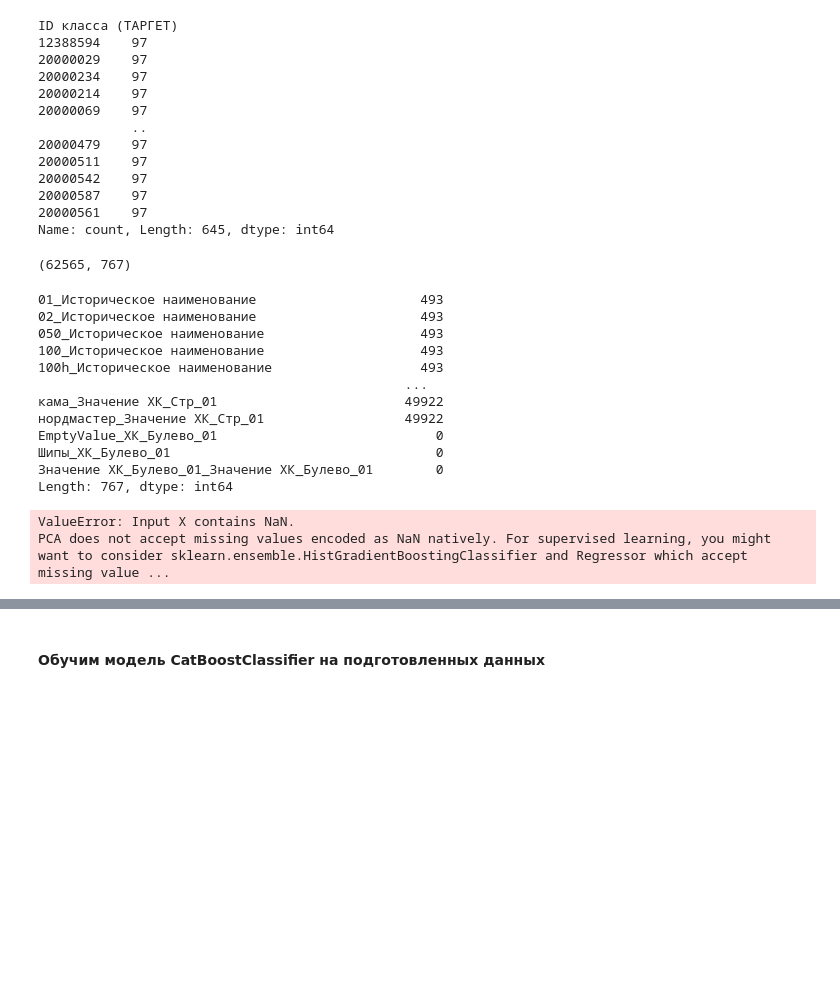
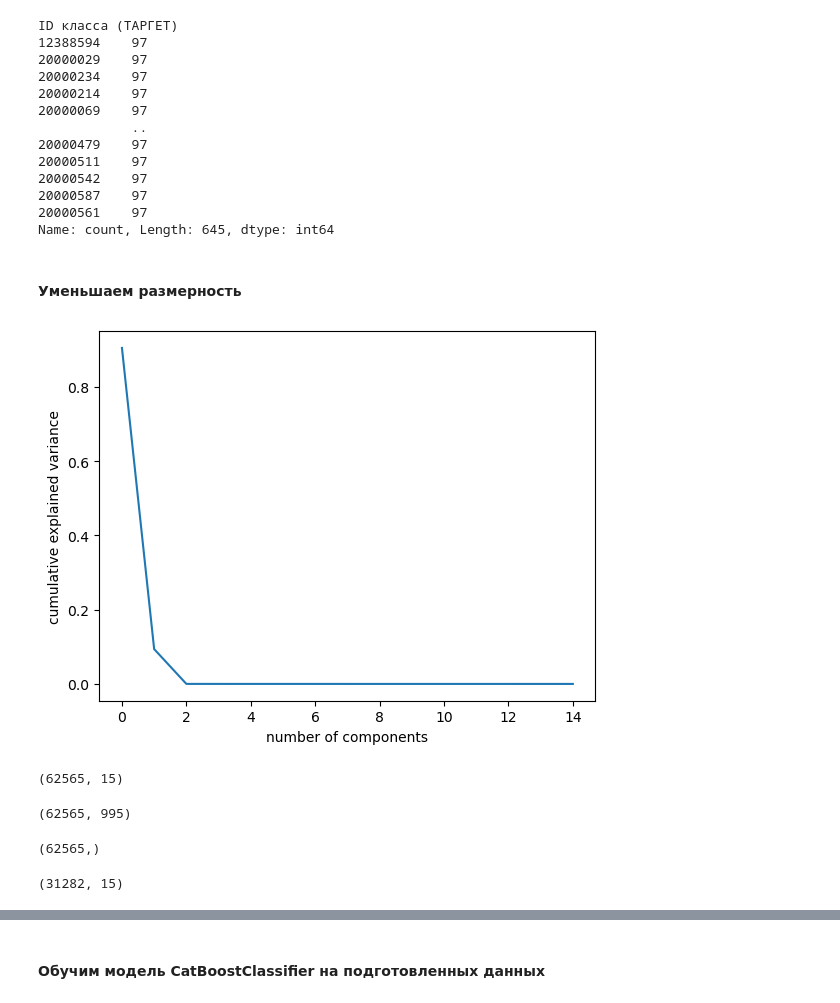
Before and after one commit to denisich2001/ml_classification_of_product_items, a Jupyter notebook: TNVED_classification.ipynb, the cells around one changed output, grey strips where cells are left out. Saved outputs shown, nothing was run; the diff lists cells and outputs as text; code cells hidden in the pictures; blank space fills up the shorter version.

```diff
--- a/TNVED_classification.ipynb
+++ b/TNVED_classification.ipynb
@@ -189,7 +175,7 @@ dtype: int64
 not_empty_factors_df = factors_df.copy()
 for column in not_empty_factors_df.columns:
     if feature_types_dict.get(column) == 'Кат':
-        not_empty_factors_df.loc[not_empty_factors_df[column].isna(), column] = f'EmptyValue'
+        not_empty_factors_df.loc[not_empty_factors_df[column].isna(), column] = f'EmptyCat'
     elif feature_types_dict.get(column) == 'Числ':
         not_empty_factors_df.loc[not_empty_factors_df[column].isna(), column] = 0
     elif feature_types_dict.get(column) == 'Стр':
@@ -250,7 +236,7 @@ def handle_text_feature(text_feature: pd.Series):
     - Проводим препроцессинг
     - Формируем "Мешок строк" (bag of words)
     '''
-    text_feature = text_feature.drop_duplicates()
+    #text_feature = text_feature.drop_duplicates()
     processed_text_feature = text_feature_preprocessing(text_feature)
     vectorizer = CountVectorizer()
     vectorizer.fit(processed_text_feature)
@@ -262,6 +248,7 @@ def handle_text_feature(text_feature: pd.Series):
             (vectorized_text_feature.sum()!=vectorized_text_feature.shape[1])
         ].index
     handled_text_feature = vectorized_text_feature[informative_word_columns]
+    handled_text_feature = handled_text_feature.fillna('EmptyStr')
     handled_text_feature.columns = pd.Series(vectorizer.get_feature_names_out())[informative_word_columns]
     return handled_text_feature
 # %%
@@ -304,6 +272,7 @@ copy_df = not_empty_factors_df.copy()
 for feature in feature_types_dict:
     if feature_types_dict.get(feature) == 'Стр':
         handled_feature = handle_text_feature(not_empty_factors_df[feature])
+        handled_feature = handled_feature.fillna('')
         #handled_feature = handle_text_feature(copy_df[feature])
     elif feature_types_dict.get(feature) == 'Кат':
         handled_feature = handle_cat_feature(not_empty_factors_df[feature])
@@ -311,7 +280,5 @@ for feature in feature_types_dict:
     else:
         handled_feature = pd.DataFrame(not_empty_factors_df[feature])
         #handled_feature = pd.DataFrame(copy_df[feature])
-    logger.debug(f'Feature: {feature}')
     handled_feature.columns = [str(col)+'_'+str(feature) for col in handled_feature.columns]
-
     trainset = pd.concat([trainset,handled_feature],axis=1)
@@ -384,22 +320,5 @@ ID класса (ТАРГЕТ)
 20000587    97
 20000561    97
 Name: count, Length: 645, dtype: int64
-# %%
-trainset_res.shape
-# %% [output]
-(62565, 767)
-# %%
-trainset_res.isna().sum()
-# %% [output]
-01_Историческое наименование                     493
-02_Историческое наименование                     493
-050_Историческое наименование                    493
-100_Историческое наименование                    493
-100h_Историческое наименование                   493
-                                               ...
-кама_Значение ХК_Стр_01                        49922
-нордмастер_Значение ХК_Стр_01                  49922
-EmptyValue_ХК_Булево_01                            0
-Шипы_ХК_Булево_01                                  0
-Значение ХК_Булево_01_Значение ХК_Булево_01        0
-Length: 767, dtype: int64
+# %% [markdown]
+#### Уменьшаем размерность
@@ -406,11 +328,27 @@ Length: 767, dtype: int64
 # %%
 from sklearn.decomposition import PCA
 
-pca = PCA(n_components = 100)
-reproduced_trainset = pca.fit_transform(np.transpose(trainset_res))
+pca = PCA(n_components = 15)
+reproduced_trainset = pca.fit_transform(trainset_res)
-# %% [output]
-ValueError: Input X contains NaN.
-PCA does not accept missing values encoded as NaN natively. For supervised learning, you might want to consider sklearn.ensemble.HistGradientBoostingClassifier and Regressor which accept missing value ...
+# %%
+plt.plot(pca.explained_variance_ratio_)
+plt.xlabel('number of components')
+plt.ylabel('cumulative explained variance')
+plt.show()
+# %% [output]
+[figure, added]
+# %%
+reproduced_trainset.shape
+# %% [output]
+(62565, 15)
+# %%
+trainset_res.shape
+# %% [output]
+(62565, 995)
+# %%
+target_res.shape
+# %% [output]
+(62565,)
 # %%
 from sklearn.model_selection import train_test_split
 
@@ -421,3 +359,7 @@ train_data, test_data, train_labels, test_labels = train_test_split(
     random_state=42,
     #stratify=target
 )
+# %%
+train_data.shape
+# %% [output]
+(31282, 15)
```
Also changed, not shown: parts of 16 cells of this notebook.
